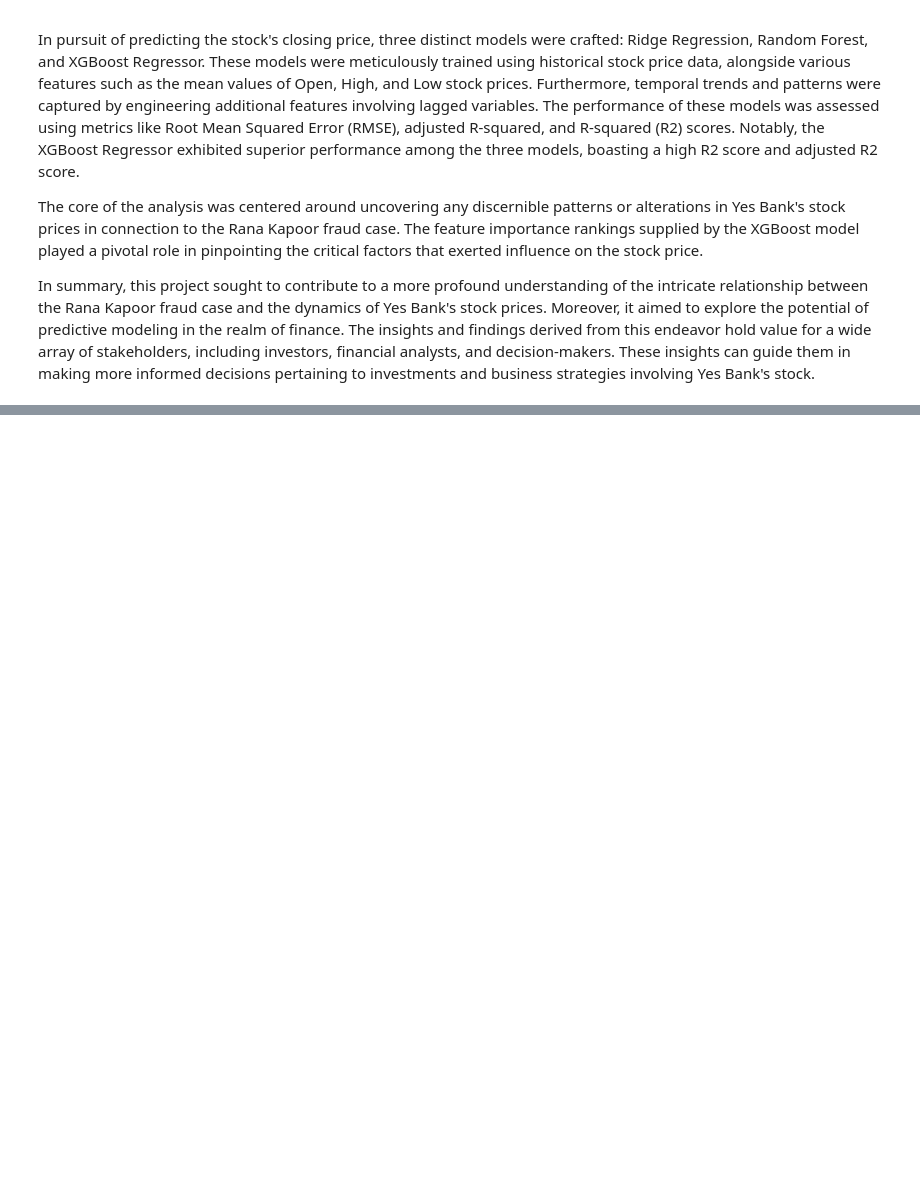
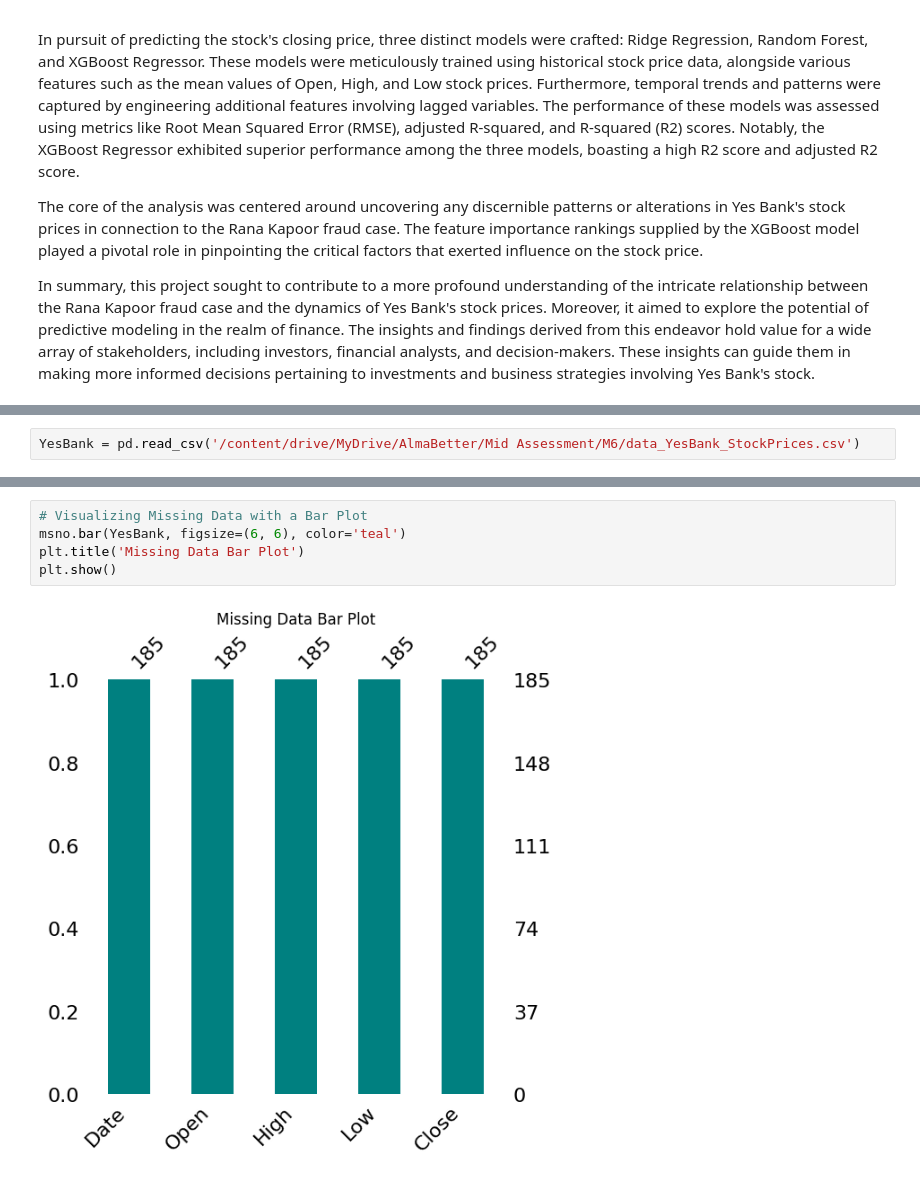
Before and after one commit to meabhaykr/Yes-Bank-Stock-Closing-Price-prediction, a Jupyter notebook: Yes_Bank_Stock_Closing_Price_prediction.ipynb, the cells around one changed output, grey strips where cells are left out. Saved outputs shown, nothing was run; the diff lists cells and outputs as text; blank space fills up the shorter version.

```diff
--- a/Yes_Bank_Stock_Closing_Price_prediction.ipynb
+++ b/Yes_Bank_Stock_Closing_Price_prediction.ipynb
@@ -19,0 +163,2 @@ In summary, this project sought to contribute to a more profound understanding o
+# %%
+YesBank = pd.read_csv('/content/drive/MyDrive/AlmaBetter/Mid Assessment/M6/data_YesBank_StockPrices.csv')
@@ -19,0 +258,7 @@ In summary, this project sought to contribute to a more profound understanding o
+# %%
+# Visualizing Missing Data with a Bar Plot
+msno.bar(YesBank, figsize=(6, 6), color='teal')
+plt.title('Missing Data Bar Plot')
+plt.show()
+# %% [output]
+[figure, added]
```
Also changed, not shown: parts of 309 cells of this notebook.
